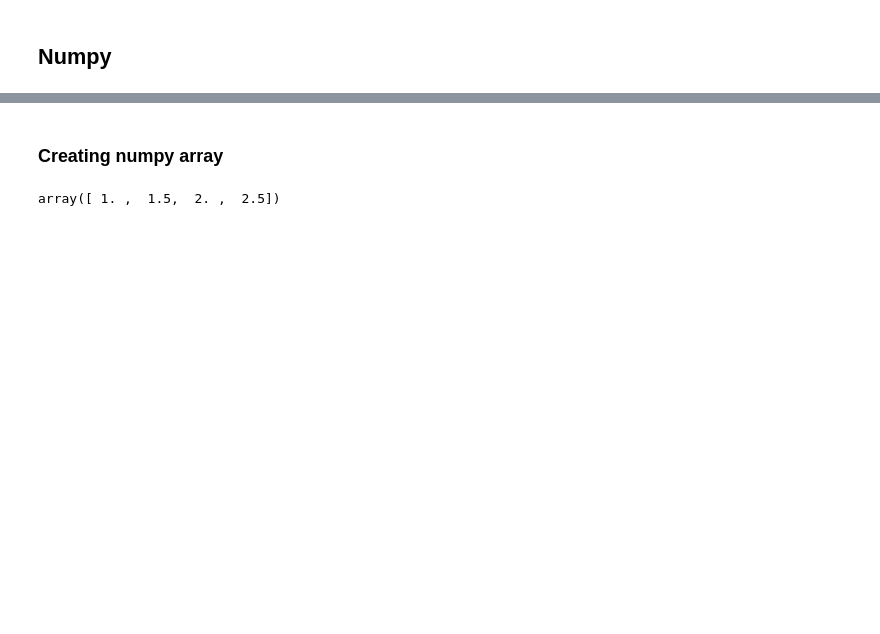
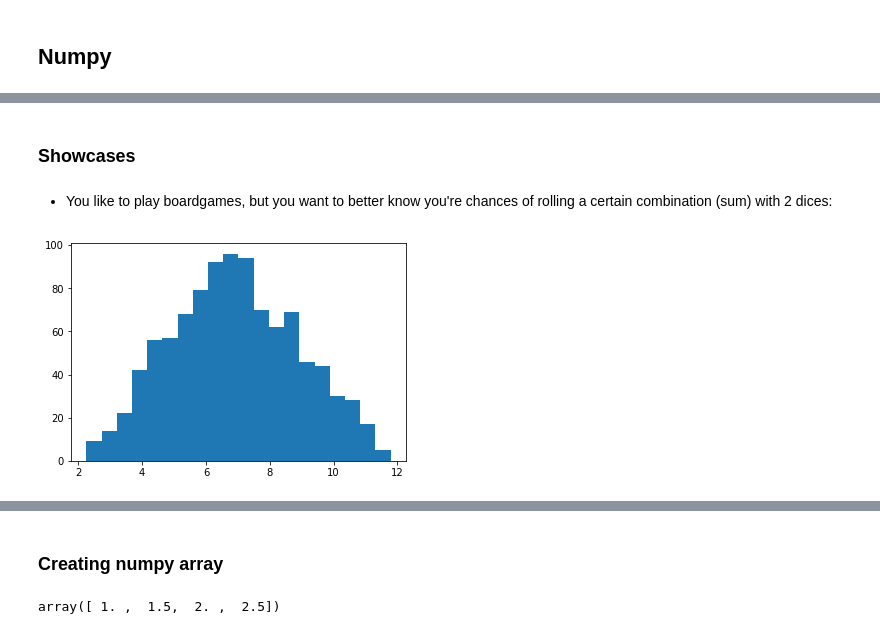
Before and after one commit to stijnvanhoey/course_gis_scripting, a Jupyter notebook: _solved/02-scientific-python-introduction.ipynb, the cells around one changed output, grey strips where cells are left out. Drawn from its saved outputs; the diff is of its cells as text; code cells hidden in the pictures; blank space fills up the shorter version.

```diff
--- a/_solved/02-scientific-python-introduction.ipynb
+++ b/_solved/02-scientific-python-introduction.ipynb
@@ -11,0 +70,13 @@ import numpy as np
+# %% [markdown]
+### Showcases
+# %% [markdown]
+* You like to play boardgames, but you want to better know you're chances of rolling a certain combination (sum) with 2 dices:
+# %%
+throws = 1000 # number of rolls with the dices
+
+stone1 = np.random.uniform(1, 6, throws) # outcome of throws with dice 1
+stone2 = np.random.uniform(1, 6, throws) # outcome of throws with dice 2
+total = stone1 + stone2  # sum of each outcome
+histogram = plt.hist(total, bins=20) # plot as histogram
+# %% [output]
+[figure, added]
```
Also changed, not shown: parts of 114 cells of this notebook, 2 other files.
